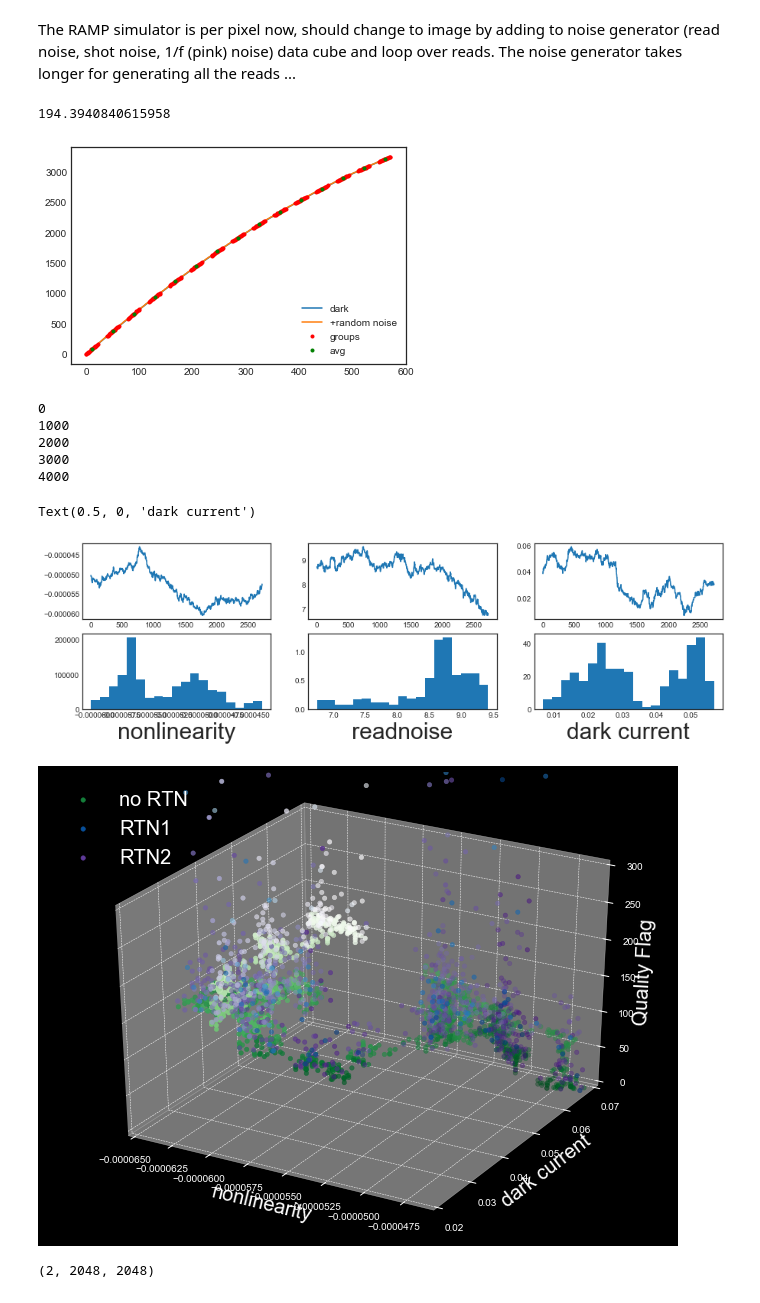
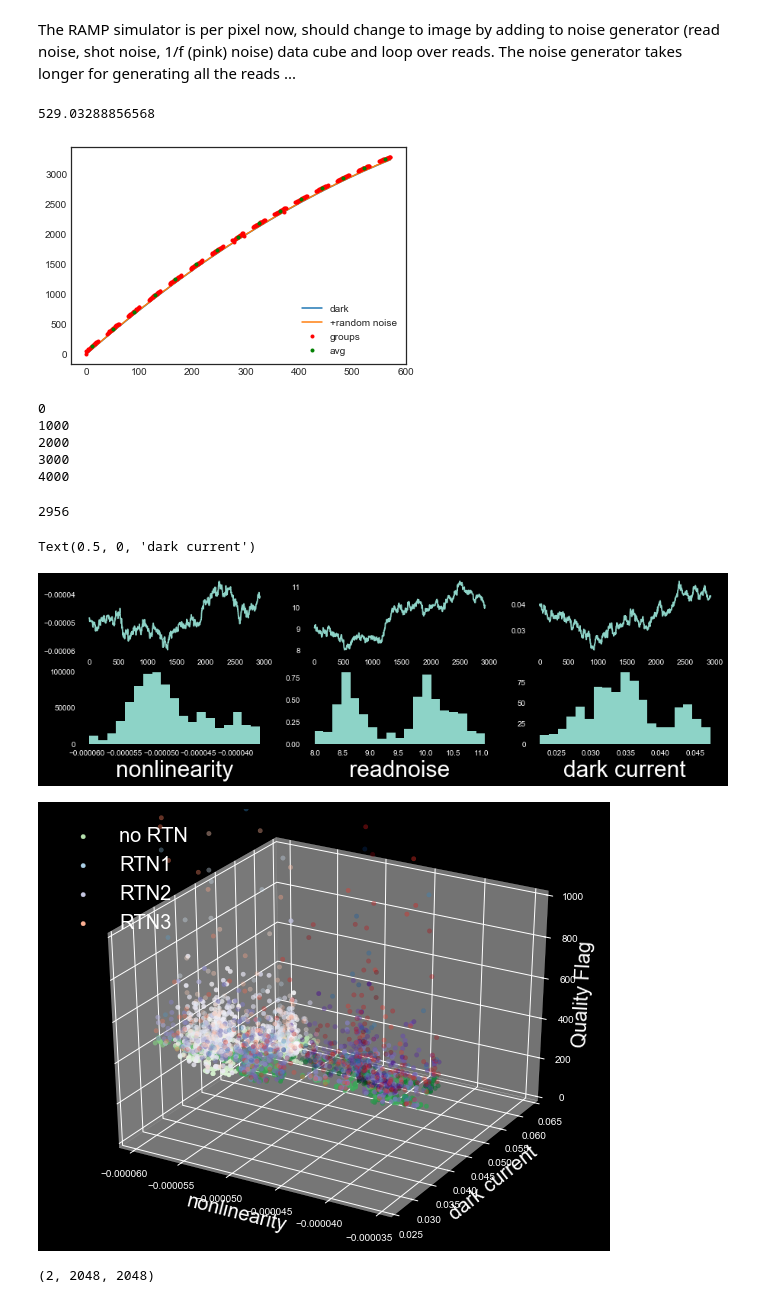
Before and after one commit to xoubish/nonlinearity_sim, a Jupyter notebook: nl_sim.ipynb, the cells around one changed output. Drawn from its saved outputs; the diff is of its cells as text; code cells hidden in the pictures.

```diff
--- a/nl_sim.ipynb
+++ b/nl_sim.ipynb
@@ -20,7 +20,7 @@ def sumRange(L,a,b,printslopes):
             if i == a:
                 print('Group slopes:')
             print(i, ' ', L[i] - L[i-1])
-        s += pow((L[i] - L[i-1]) + beta,2)
+        s += pow((L[i] - L[i-1]) + b,2)
     return s
 
 def make_random_trace(nelem=2e4, k=1., plots=1):
@@ -59,9 +59,12 @@ def make_random_trace(nelem=2e4, k=1., plots=1):
 
     return x, time
 
-def RTN(RTN_num, tread, fdarkN, nelements=2000,rate=0.2):
+def RTN(RTN_num, nreads, fdarkN, nelements=2000,rate=0.2):
 
     ru = np.random.uniform
+
+    tf = 1.4548 # tf = 1.42 in DPU test Sec. 8.2.
+    tread = np.arange(nreads)*tf
 
     if RTN_num==0:
         fdarkN = fdarkN
@@ -89,6 +92,12 @@ def RTN(RTN_num, tread, fdarkN, nelements=2000,rate=0.2):
             on = ru(0.0)
             if (on <= fon):
                 fdarkN[RTN] += level
+
+    if RTN_num==3:
+        sRTN, tRTN = make_random_trace(nelements,rate,0)
+        sRTNterp = np.interp(tread,tRTN,sRTN)
+        onoff = np.round(ru( np.float(nreads) ))
+        fdarkN = fdarkN + sRTNterp*0.15*np.mean(fdarkN)*onoff
 
     return fdarkN
 
@@ -124,7 +133,7 @@ def MACCsimulator(darkcurrent=0.04, nonlin=-0.00005, readnoise =9.0, RTN_num=1,
         plt.plot(tread,fdarkN,label='+random noise')
 
     ## ADDRTN
-    fdarkN = RTN(RTN_num,tread,fdarkN ,nelements=rtn_nelements, rate=rtn_rate)
+    fdarkN = RTN(RTN_num,nreads,fdarkN ,nelements=rtn_nelements, rate=rtn_rate)
 
     alpha = (1 - (nf**2))/(3.*nf*(nf+nd))
     beta = 2.*(sigmaRead**2)/(nf*(alpha+1))
@@ -172,16 +181,16 @@ def MACCsimulator(darkcurrent=0.04, nonlin=-0.00005, readnoise =9.0, RTN_num=1,
 
     return QF
 # %%
-MACCsimulator(darkcurrent=0.04, nonlin=-0.00006, readnoise =9.0, RTN_num=0, rtn_nelements=2000, rtn_rate=0.2 , plot='yes')
+MACCsimulator(darkcurrent=0.04, nonlin=-0.00006, readnoise =9.0, RTN_num=2, rtn_nelements=2000, rtn_rate=0.2 , plot='yes')
 # %% [output]
-194.3940840615958
+529.03288856568
-[figure, old version]
+[figure, new version]
 # %%
 def mcmc_nonlinearity(steps=1500):
     '''MCMC over non_linearity, RTN and dark noise to see effect on QF'''
 
-    nl0=-0.00005
-    noise0=9.0
+    nl0 = -0.00005
+    noise0 = 9.0
     dark0 = 0.04
     rtn0 = 0
     rtn_nelements0 = 2000
@@ -198,23 +207,25 @@ def mcmc_nonlinearity(steps=1500):
         nl1, noise1, dark1, rtn1, rtn_nelements1, rtn_rate1 =nl0, noise0, dark0, rtn0, rtn_nelements0, rtn_rate0
 
         if index==1:
-            nl1 = nl0 + 0.0000005*(np.random.uniform(-1,1))
+            nl1 = nl0 + 0.000001*(np.random.uniform(-1,1))
             if nl1 >0:
-                nl1 = nl0+0.0000005*(np.random.uniform(-1,0))
+                nl1 = nl0 + 0.000001*(np.random.uniform(-1,0))
 
         if index==2:
             noise1 = noise0 + 0.1*(np.random.uniform(-1,1))
+            if noise1 <=0:
+                noise1 = noise0+0.1*(np.random.uniform(-1,1))
 
         if index==3:
-            dark1 = dark0+0.002*np.random.uniform(-1,1)
+            dark1 = dark0+0.001*np.random.uniform(-1,1)
             if dark1<0:
-                dark1 = dark0+0.002*np.random.uniform(0,1)
+                dark1 = dark0+0.001*np.random.uniform(0,1)
 
-        rtn1 = np.random.randint(1,4)-1
+        rtn1 = np.random.randint(1,5)-1
         if rtn1 ==0:
             rtn_nelements1,rtn_rate1 = rtn_nelements0,rtn_rate0
         else:
-            rtn_nelements1 = rtn_nelements0+2.0*(np.random.uniform(-1,1))
+            rtn_nelements1 = rtn_nelements0+10.0*(np.random.uniform(-1,1))
             rtn_rate1 = rtn_rate0+0.01*(np.random.uniform(-1,1))
 
 
@@ -224,7 +235,7 @@ def mcmc_nonlinearity(steps=1500):
         if i%1000==0:
             print(i)
 
-        if (p1-p0 < 50):
+        if (p1-p0 < 200):
             x.append(i)
             chain.append([nl1,noise1,dark1,rtn1,rtn_nelements1,rtn_rate1,p1])
             nl0, noise0, dark0, rtn0, rtn_nelements0, rtn_rate0  = nl1, noise1, dark1, rtn1, rtn_nelements1, rtn_rate1
@@ -247,6 +258,7 @@ chain = mcmc_nonlinearity(5000)
 4000
 # %%
 burnin=int(0.01*len(chain))
+print(len(chain))
 k=0
 nevis=np.loadtxt('MAAC_params5000.cat')
 falp,fbet,flst,x2=np.zeros(len(nevis[:,0])-burnin),np.zeros(len(nevis[:,0])-burnin),np.zeros(len(nevis[:,0])-burnin),np.zeros(len(nevis[:,0])-burnin)
@@ -287,38 +299,41 @@ xhist=hoho[1][0:-1]+binwidth/2.0
 yhist=hoho[0]
 ax6.set_xlabel(r'dark current',size=30)
 # %% [output]
-Text(0.5, 0, 'dark current')
+2956
+Text(0.5, 0, 'dark current')
-[figure, old version]
+[figure, new version]
 # %%
 ch = np.transpose(chain)
 plt.style.use('dark_background')
 
 from mpl_toolkits.mplot3d import Axes3D  # noqa: F401 unused import
 fig = plt.figure(figsize=(10,8))
 ax = fig.add_subplot(111, projection='3d')
 
 u = (ch[3]==0)
 ax.scatter(ch[0][u],ch[2][u],ch[6][u],c=ch[1][u],cmap='Greens',label='no RTN')
 
 u = (ch[3]==1)
 ax.scatter(ch[0][u],ch[2][u],ch[6][u],c=ch[1][u],cmap='Blues',label='RTN1')
 
 u = (ch[3]==2)
 ax.scatter(ch[0][u],ch[2][u],ch[6][u],c=ch[1][u],cmap='Purples',label='RTN2')
 
-ax.set_zlim([0,300])
-ax.set_ylim([0.02,0.07])
-ax.set_xlim([-0.000065,-0.000046])
+u = (ch[3]==3)
+ax.scatter(ch[0][u],ch[2][u],ch[6][u],c=ch[1][u],cmap='Reds',label='RTN3')
 
-
+ax.set_zlim([0,1000])
+ax.set_ylim([0.025,0.065])
+#ax.set_xlim([-0.00008,-0.00006])
 
 plt.legend(loc=2,fontsize=20)
+
 ax.set_xlabel('nonlinearity',size=20)
 ax.set_ylabel('dark current',size=20)
 ax.set_zlabel('Quality Flag',size=20)
 plt.savefig('plot_1.png')
 # %% [output]
-[figure, old version]
+[figure, new version]
 # %%
 # Instantiate a noise generator object for NIRSpec H2RGs. You
 # can set verbose=True if you want to see diagnostic information. This
```
Also changed, not shown: parts of 1 cell of this notebook, 3 other files.
